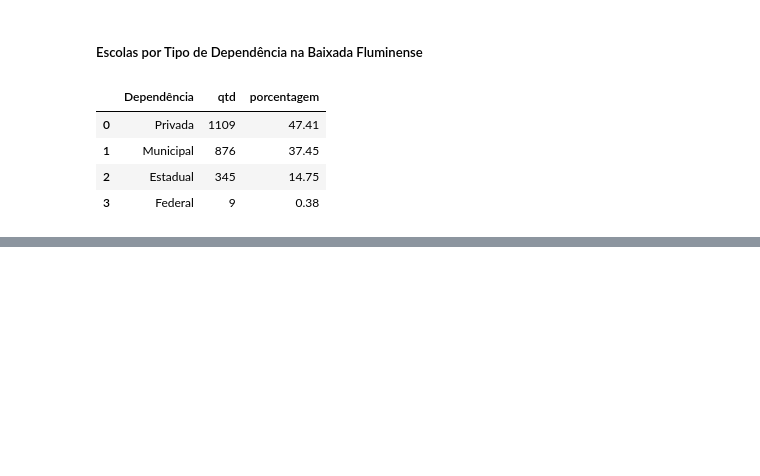
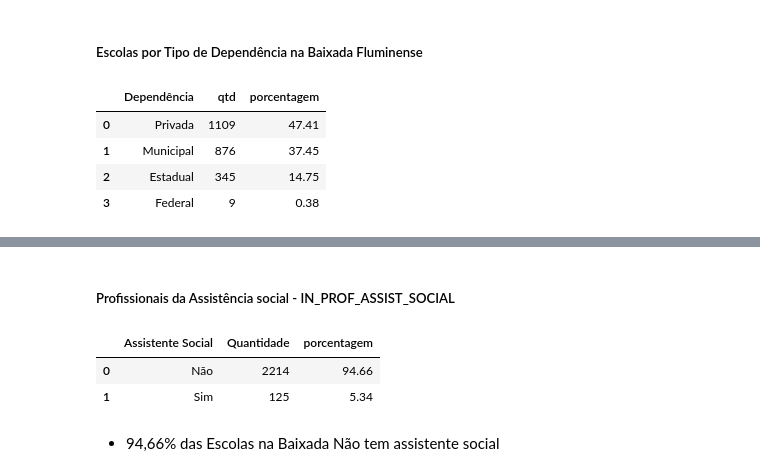
Before and after one commit to CyberBantu/Analise_CensoEscolar_RJ, a Jupyter notebook: Analise_dados_CensoEscolar_RJ.ipynb, the cells around one changed output, grey strips where cells are left out. Saved outputs shown, nothing was run; the diff lists cells and outputs as text; code cells hidden in the pictures; blank space fills up the shorter version.

```diff
--- a/Analise_dados_CensoEscolar_RJ.ipynb
+++ b/Analise_dados_CensoEscolar_RJ.ipynb
@@ -327,0 +399,12 @@ fig
+# %% [markdown]
+##### Profissionais da Assistência social - IN_PROF_ASSIST_SOCIAL
+# %%
+assist_social = baixada['IN_PROF_ASSIST_SOCIAL'].value_counts().reset_index().replace(0,'Não').replace(1,'Sim').rename(columns = {'index' : 'Assistente Social', 'IN_PROF_ASSIST_SOCIAL' : 'Quantidade'})
+assist_social['porcentagem'] = round(assist_social['Quantidade'] / assist_social['Quantidade'].sum()*100,2)
+assist_social
+# %% [output]
+|  | Assistente Social | Quantidade | porcentagem |
+| 0 | Não | 2214 | 94.66 |
+| 1 | Sim | 125 | 5.34 |
+# %% [markdown]
+* 94,66% das Escolas na Baixada Não tem assistente social
```
Also changed, not shown: parts of 9 cells of this notebook.
